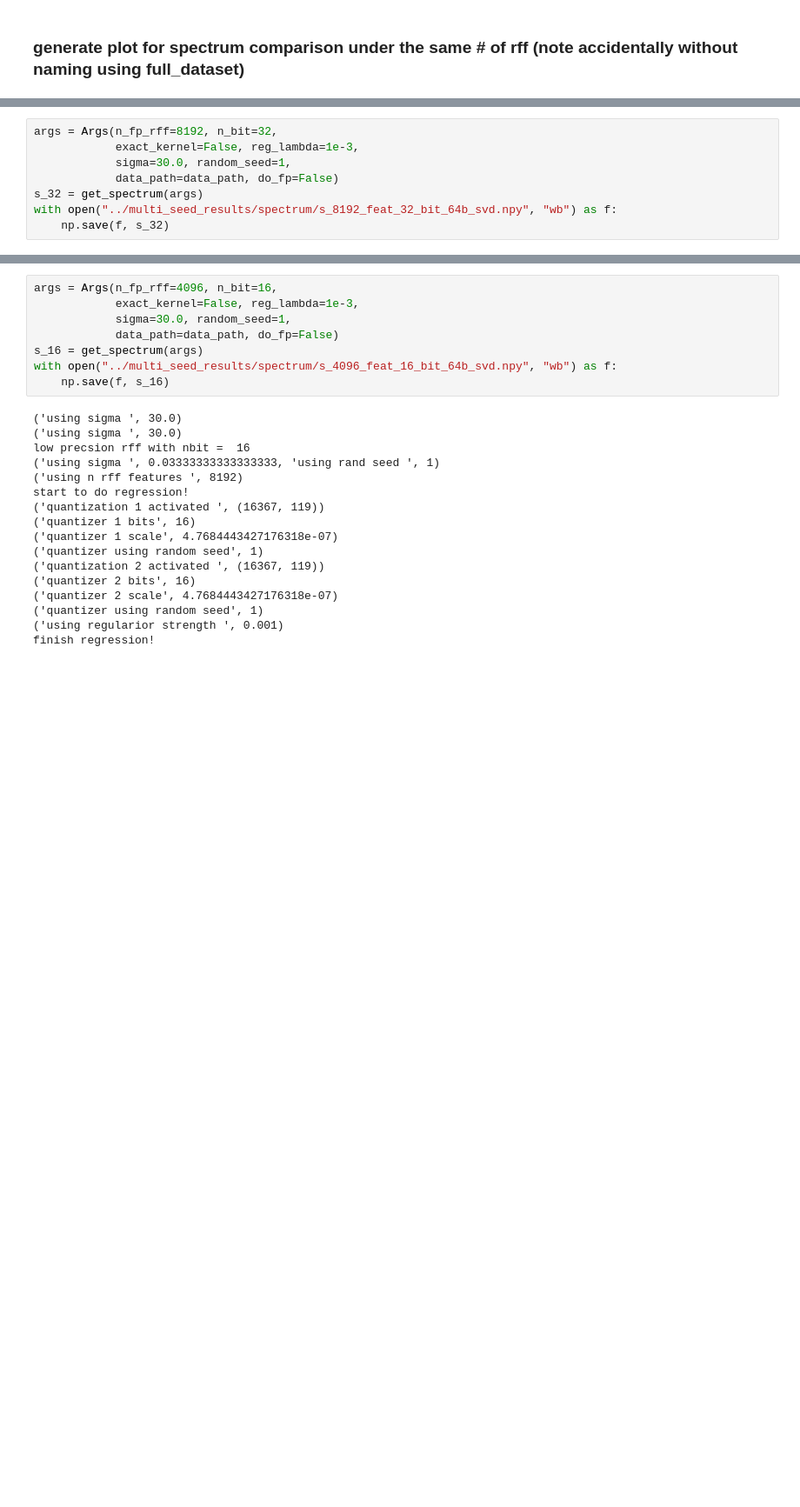
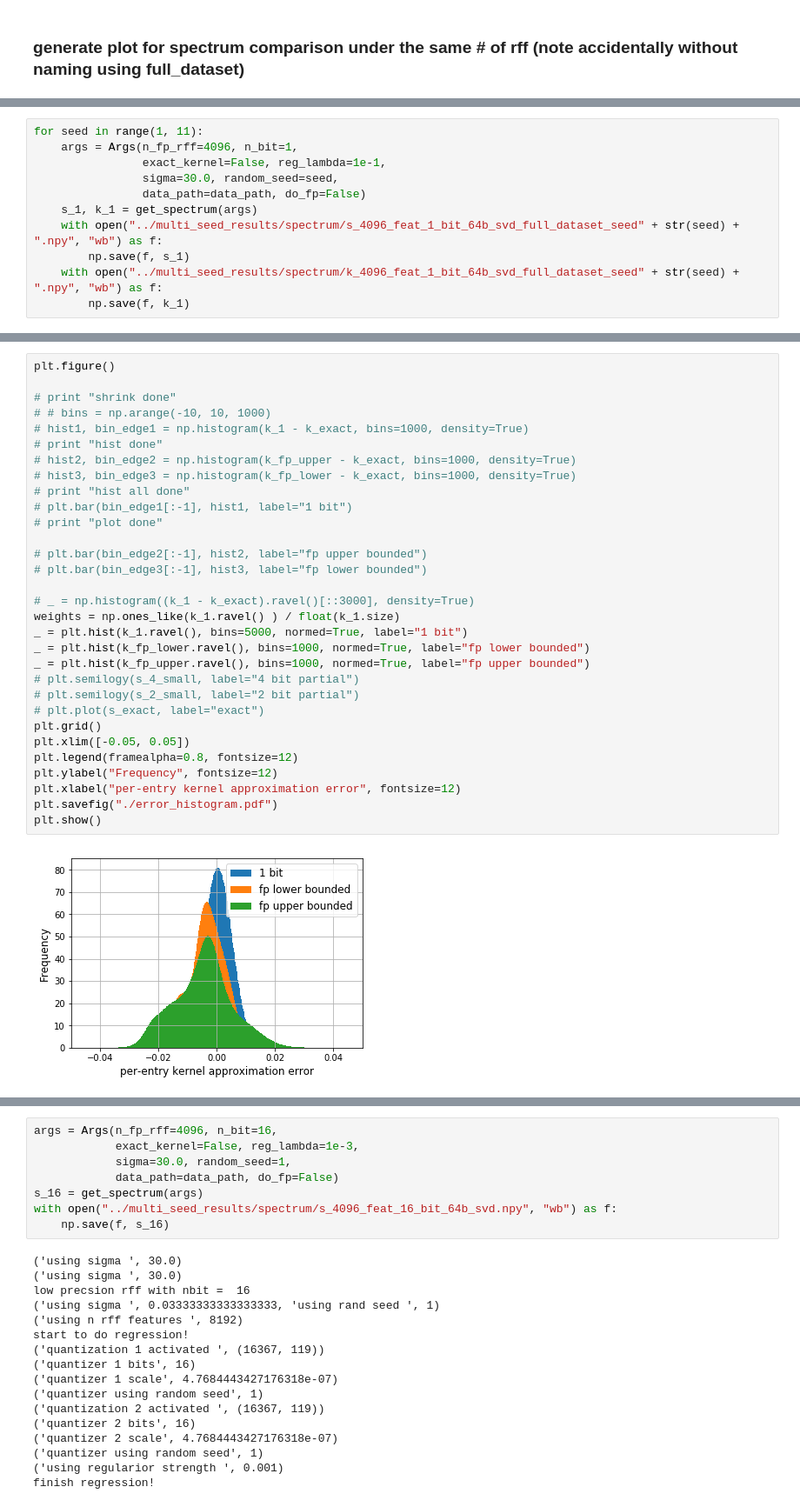
Before and after one commit to JianGoForIt/lp_rffs, a Jupyter notebook: kernel_reg/notebook/Census-Kernel-Ridge-Regression-RFF-Spectrum-64bit-svd-full-spectrum-server.ipynb, the cells around one changed output, grey strips where cells are left out. Shown at 87% size. Drawn from its saved outputs; the diff is of its cells as text; blank space fills up the shorter version.

Commit message:
histogram

```diff
--- a/kernel_reg/notebook/Census-Kernel-Ridge-Regression-RFF-Spectrum-64bit-svd-full-spectrum-server.ipynb
+++ b/kernel_reg/notebook/Census-Kernel-Ridge-Regression-RFF-Spectrum-64bit-svd-full-spectrum-server.ipynb
@@ -113,11 +194,14 @@ finish regression!
 # %%
-args = Args(n_fp_rff=8192, n_bit=32,
-            exact_kernel=False, reg_lambda=1e-3,
-            sigma=30.0, random_seed=1,
-            data_path=data_path, do_fp=False)
-s_32 = get_spectrum(args)
-with open("../multi_seed_results/spectrum/s_8192_feat_32_bit_64b_svd.npy", "wb") as f:
-    np.save(f, s_32)
+for seed in range(1, 11):
+    args = Args(n_fp_rff=4096, n_bit=1,
+                exact_kernel=False, reg_lambda=1e-1,
+                sigma=30.0, random_seed=seed,
+                data_path=data_path, do_fp=False)
+    s_1, k_1 = get_spectrum(args)
+    with open("../multi_seed_results/spectrum/s_4096_feat_1_bit_64b_svd_full_dataset_seed" + str(seed) + ".npy", "wb") as f:
+        np.save(f, s_1)
+    with open("../multi_seed_results/spectrum/k_4096_feat_1_bit_64b_svd_full_dataset_seed" + str(seed) + ".npy", "wb") as f:
+        np.save(f, k_1)
 # %% [output]
 ('using sigma ', 30.0)
 ('using sigma ', 30.0)
@@ -137,0 +260,33 @@ finish regression!
+# %%
+plt.figure()
+
+# print "shrink done"
+# # bins = np.arange(-10, 10, 1000)
+# hist1, bin_edge1 = np.histogram(k_1 - k_exact, bins=1000, density=True)
+# print "hist done"
+# hist2, bin_edge2 = np.histogram(k_fp_upper - k_exact, bins=1000, density=True)
+# hist3, bin_edge3 = np.histogram(k_fp_lower - k_exact, bins=1000, density=True)
+# print "hist all done"
+# plt.bar(bin_edge1[:-1], hist1, label="1 bit")
+# print "plot done"
+
+# plt.bar(bin_edge2[:-1], hist2, label="fp upper bounded")
+# plt.bar(bin_edge3[:-1], hist3, label="fp lower bounded")
+
+# _ = np.histogram((k_1 - k_exact).ravel()[::3000], density=True)
+weights = np.ones_like(k_1.ravel() ) / float(k_1.size)
+_ = plt.hist(k_1.ravel(), bins=5000, normed=True, label="1 bit")
+_ = plt.hist(k_fp_lower.ravel(), bins=1000, normed=True, label="fp lower bounded")
+_ = plt.hist(k_fp_upper.ravel(), bins=1000, normed=True, label="fp upper bounded")
+# plt.semilogy(s_4_small, label="4 bit partial")
+# plt.semilogy(s_2_small, label="2 bit partial")
+# plt.plot(s_exact, label="exact")
+plt.grid()
+plt.xlim([-0.05, 0.05])
+plt.legend(framealpha=0.8, fontsize=12)
+plt.ylabel("Frequency", fontsize=12)
+plt.xlabel("per-entry kernel approximation error", fontsize=12)
+plt.savefig("./error_histogram.pdf")
+plt.show()
+# %% [output]
+[figure, added]
```
Also changed, not shown: parts of 17 cells of this notebook.
